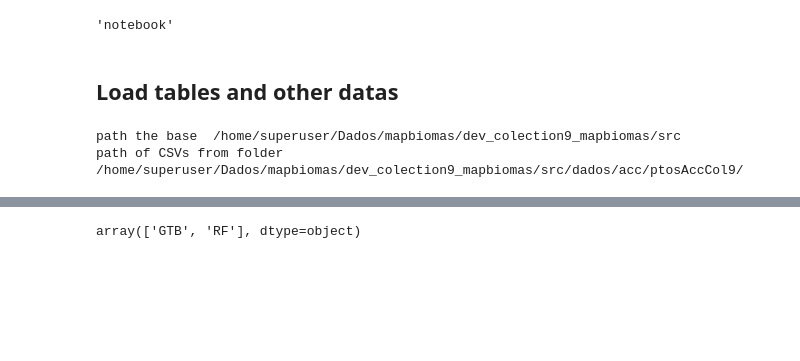
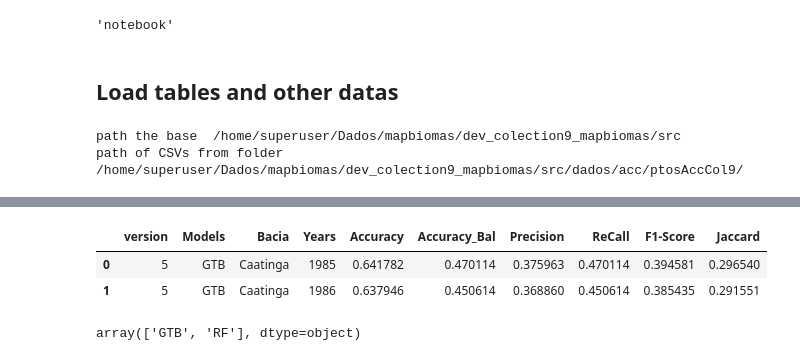
Before and after one commit to soltan1201/dev_colection9_mapbiomas, a Jupyter notebook: src/validation/dashborad.ipynb, the cells around one changed output, grey strips where cells are left out. Cells and saved outputs as stored; diff of their text form; code cells hidden in the pictures; blank space fills up the shorter version.

```diff
--- a/src/validation/dashborad.ipynb
+++ b/src/validation/dashborad.ipynb
@@ -94 +113,8 @@ registros Agrupados
+# %%
+dfAcc = pd.concat([dfAccYY, dfAccBacia], ignore_index=True, axis=0)
+dfAcc.head(2)
+# %% [output]
+|  | version | Models | Bacia | Years | Accuracy | Accuracy_Bal | Precision | ReCall | F1-Score | Jaccard |
+| 0 | 5 | GTB | Caatinga | 1985 | 0.641782 | 0.470114 | 0.375963 | 0.470114 | 0.394581 | 0.296540 |
+| 1 | 5 | GTB | Caatinga | 1986 | 0.637946 | 0.450614 | 0.368860 | 0.450614 | 0.385435 | 0.291551 |
 # %%
```
Also changed, not shown: parts of 11 cells of this notebook, 37 other files.
